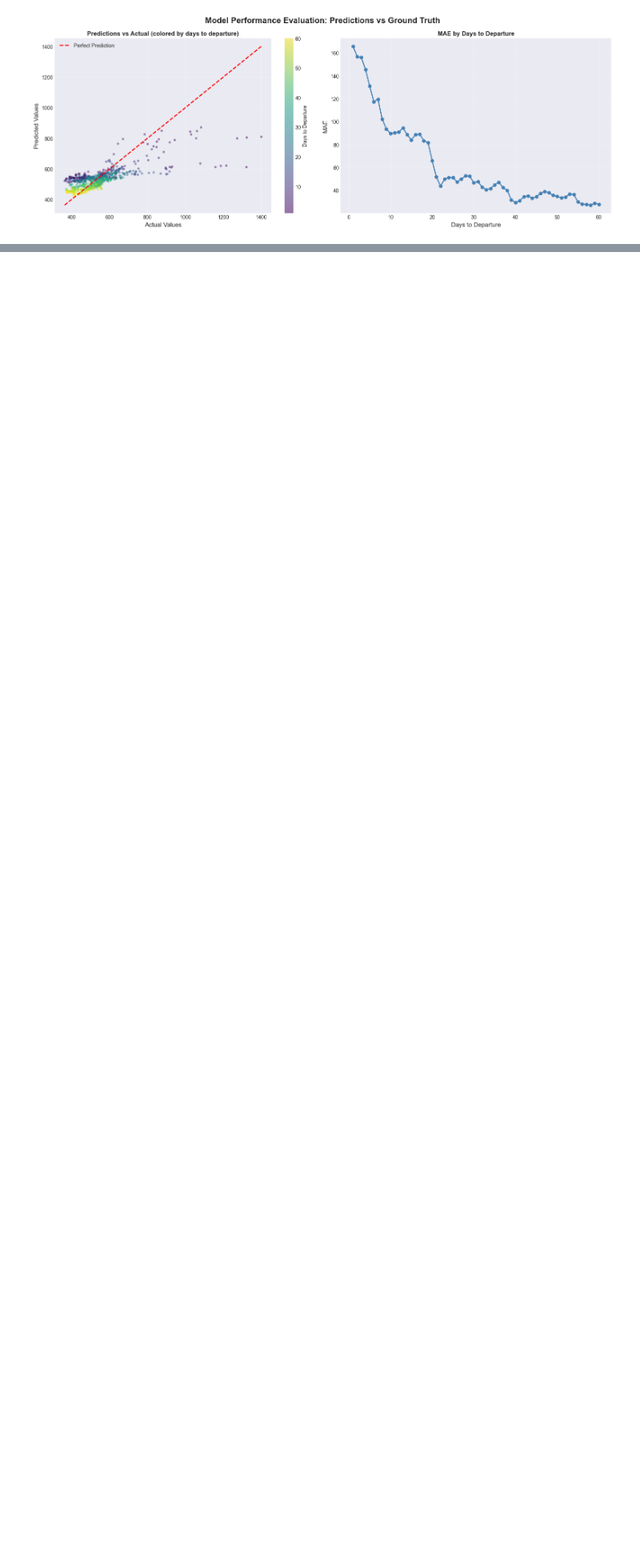
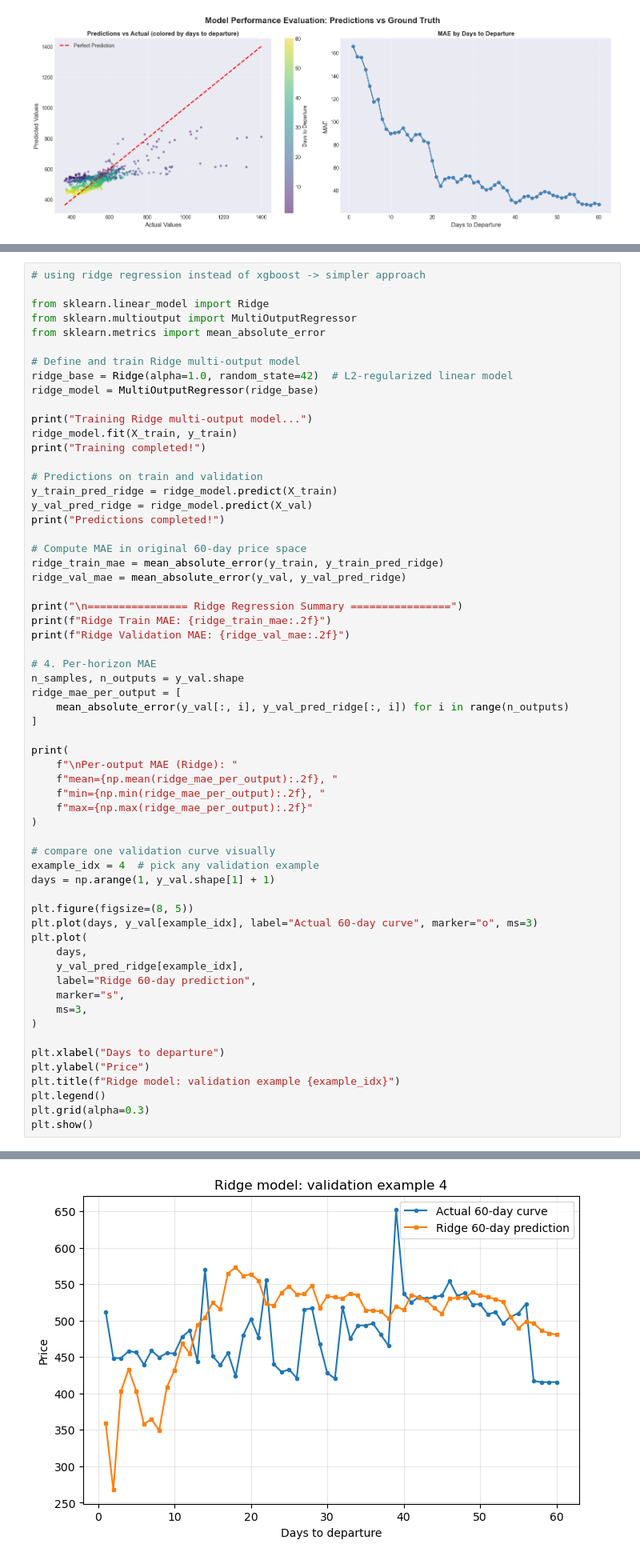
Before and after one commit to AndrasFerenczy/Applied-Machine-Learning-Project-CS-5785, a Jupyter notebook: training_v2.ipynb, the cells around one changed output, grey strips where cells are left out. Shown: that part at 80% size. Drawn from its saved outputs; the diff is of its cells as text; blank space fills up the shorter version.

```diff
--- a/training_v2.ipynb
+++ b/training_v2.ipynb
@@ -240,0 +385,62 @@ First rows:
+# %%
+# using ridge regression instead of xgboost -> simpler approach
+
+from sklearn.linear_model import Ridge
+from sklearn.multioutput import MultiOutputRegressor
+from sklearn.metrics import mean_absolute_error
+
+# Define and train Ridge multi-output model
+ridge_base = Ridge(alpha=1.0, random_state=42)  # L2-regularized linear model
+ridge_model = MultiOutputRegressor(ridge_base)
+
+print("Training Ridge multi-output model...")
+ridge_model.fit(X_train, y_train)
+print("Training completed!")
+
+# Predictions on train and validation
+y_train_pred_ridge = ridge_model.predict(X_train)
+y_val_pred_ridge = ridge_model.predict(X_val)
+print("Predictions completed!")
+
+# Compute MAE in original 60-day price space
+ridge_train_mae = mean_absolute_error(y_train, y_train_pred_ridge)
+ridge_val_mae = mean_absolute_error(y_val, y_val_pred_ridge)
+
+print("\n================ Ridge Regression Summary ================")
+print(f"Ridge Train MAE: {ridge_train_mae:.2f}")
+print(f"Ridge Validation MAE: {ridge_val_mae:.2f}")
+
+# 4. Per-horizon MAE
+n_samples, n_outputs = y_val.shape
+ridge_mae_per_output = [
+    mean_absolute_error(y_val[:, i], y_val_pred_ridge[:, i]) for i in range(n_outputs)
+]
+
+print(
+    f"\nPer-output MAE (Ridge): "
+    f"mean={np.mean(ridge_mae_per_output):.2f}, "
+    f"min={np.min(ridge_mae_per_output):.2f}, "
+    f"max={np.max(ridge_mae_per_output):.2f}"
+)
+
+# compare one validation curve visually
+example_idx = 4  # pick any validation example
+days = np.arange(1, y_val.shape[1] + 1)
+
+plt.figure(figsize=(8, 5))
+plt.plot(days, y_val[example_idx], label="Actual 60-day curve", marker="o", ms=3)
+plt.plot(
+    days,
+    y_val_pred_ridge[example_idx],
+    label="Ridge 60-day prediction",
+    marker="s",
+    ms=3,
+)
+
+plt.xlabel("Days to departure")
+plt.ylabel("Price")
+plt.title(f"Ridge model: validation example {example_idx}")
+plt.legend()
+plt.grid(alpha=0.3)
+plt.show()
+# %% [output]
@@ -240,0 +456 @@ First rows:
+[figure, added]
```
Also changed, not shown: parts of 14 cells of this notebook.
